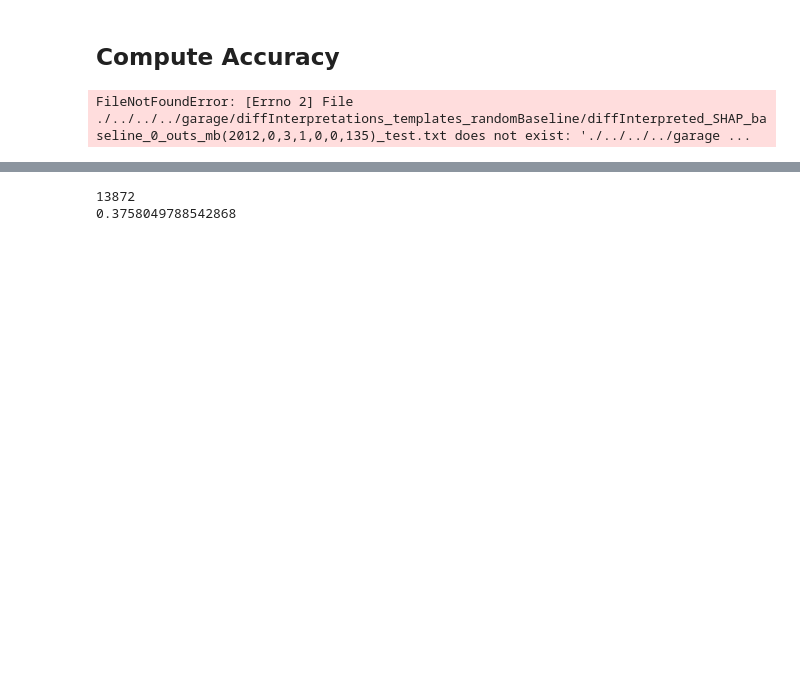
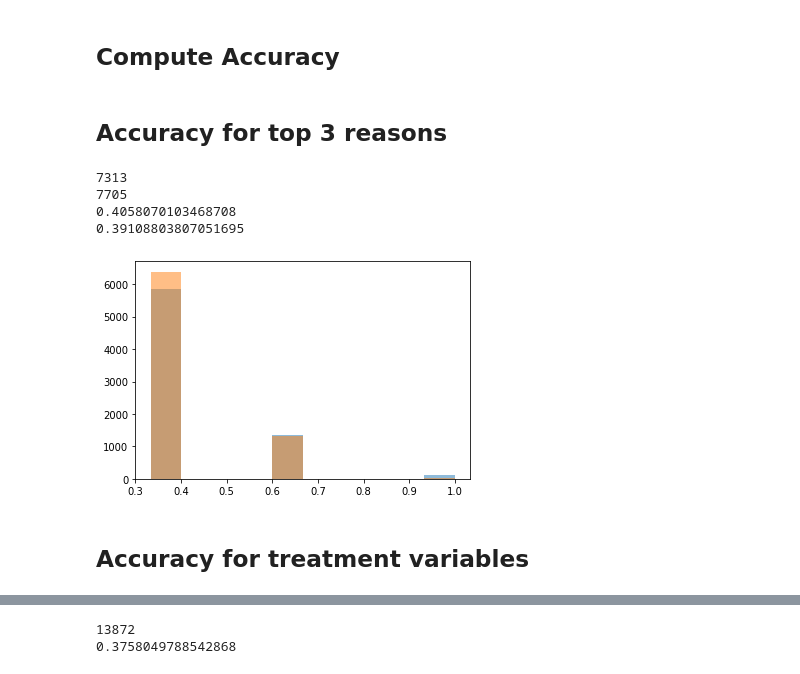
Before and after one commit to sharmapulkit/TreeInterpretability_AnomalyExplanation, a Jupyter notebook: shap/notebooks/Analyse_PostgreSQL.ipynb, the cells around one changed output, grey strips where cells are left out. Drawn from its saved outputs; the diff is of its cells as text; code cells hidden in the pictures; blank space fills up the shorter version.

Commit message:
Accuracy Analysis for SHAP in Griffin pipeline

```diff
--- a/shap/notebooks/Analyse_PostgreSQL.ipynb
+++ b/shap/notebooks/Analyse_PostgreSQL.ipynb
@@ -732,9 +817,2 @@ def calculate_accuracy(SHAPminusBaseline, TIminusBaseline, data_x, Baseline_x):
-# %%
-SHAPminusBaseline_filename = "./../../../garage/diffInterpretations_templates_randomBaseline/diffInterpreted_SHAP_outs_mb(2012,0,3,1,0,0,135)_test.txt"
-TIminusBaseline_filename = "./../../../garage/diffInterpretations_templates_randomBaseline/diffInterpreted_TI_outs_mb(2012,0,3,1,0,0,135)_test.txt"
-data_x_filename = "./../../../garage/Subset/Test_subset/covComb(2012,0,3,1,0,0,135)_test.csv"
-Baseline_x = "./../../../garage/diffInterpretations_templates_randomBaseline/diffInterpreted_SHAP_baseline_0_outs_mb(2012,0,3,1,0,0,135)_test.txt"
-
-calculate_accuracy(SHAPminusBaseline_filename,TIminusBaseline_filename,data_x_filename,Baseline_x)
-# %% [output]
-FileNotFoundError: [Errno 2] File ./../../../garage/diffInterpretations_templates_randomBaseline/diffInterpreted_SHAP_baseline_0_outs_mb(2012,0,3,1,0,0,135)_test.txt does not exist: './../../../garage ...
+# %% [markdown]
+## Accuracy for top 3 reasons
@@ -740,0 +898,19 @@ FileNotFoundError: [Errno 2] File ./../../../garage/diffInterpretations_template
+# %%
+########## Make plots ############
+print(len(scores_shap))
+print(len(scores_ti))
+
+scores_shap = np.array(scores_shap)
+print(np.mean(scores_shap))
+print(np.mean(scores_ti))
+plt.hist(scores_shap, alpha=0.5)
+plt.hist(scores_ti, alpha=0.5)
+plt.show()
+# %% [output]
+7313
+7705
+0.4058070103468708
+0.39108803807051695
+[figure, added]
+# %% [markdown]
+## Accuracy for treatment variables
```
Also changed, not shown: parts of 5 cells of this notebook.
